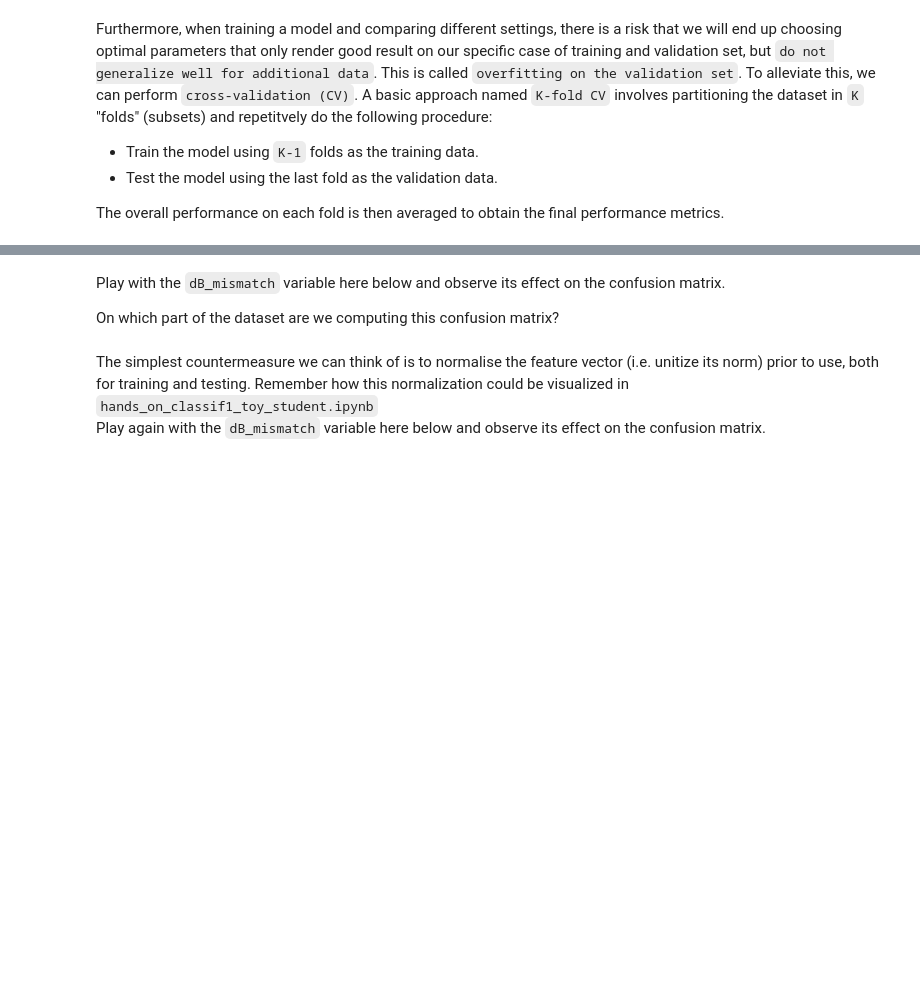
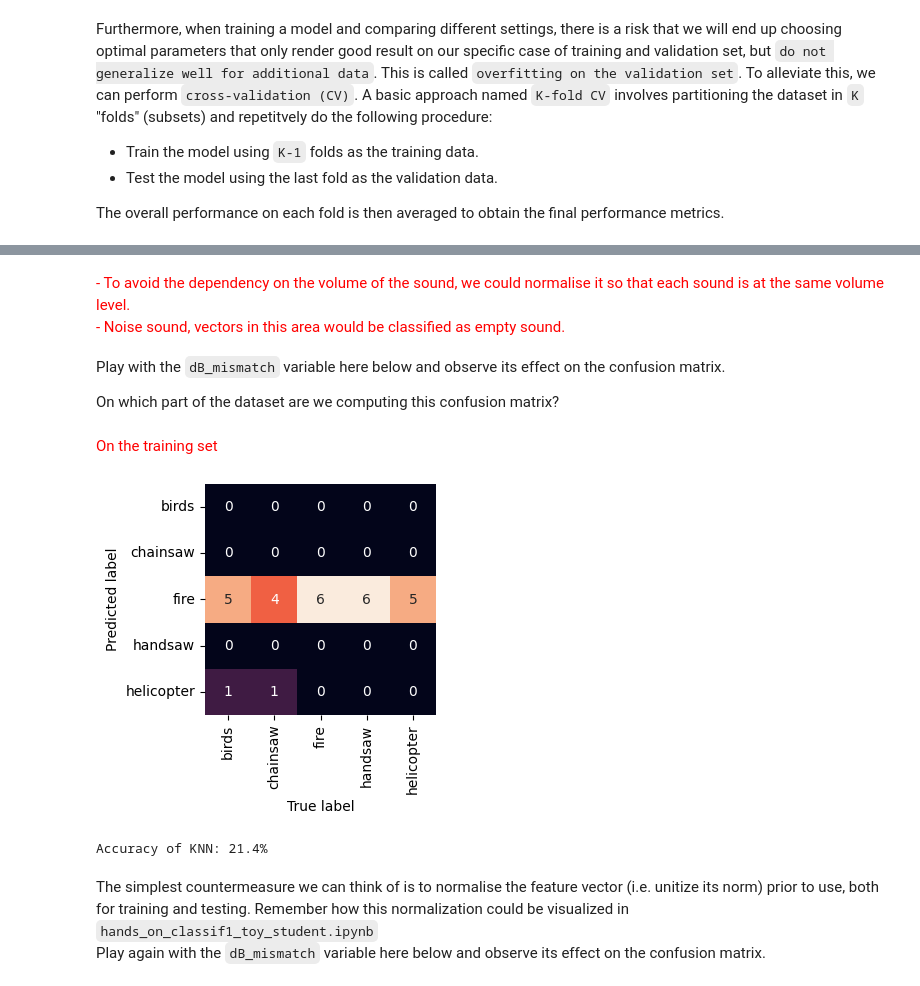
Before and after one commit to jucodavid/LELEC210X, a Jupyter notebook: classification/h5a2_audio.ipynb, the cells around one changed output, grey strips where cells are left out. Cells and saved outputs as stored; diff of their text form; code cells hidden in the pictures; blank space fills up the shorter version.

```diff
--- a/classification/h5a2_audio.ipynb
+++ b/classification/h5a2_audio.ipynb
@@ -270,18 +270,28 @@ Below, we illustrate the link between the volume of the audio and its distance t
+# %% [markdown]
+<span style="color:red">
+- To avoid the dependency on the volume of the sound, we could normalise it so that each sound is at the same volume level. <br />
+- Noise sound, vectors in this area would be classified as empty sound.
 # %% [markdown]
 Play with the ``dB_mismatch`` variable here below and observe its effect on the confusion matrix.
 
 On which part of the dataset are we computing this confusion matrix?
+# %% [markdown]
+<span style="color:red">
+On the training set
 # %%
 ### TO RUN
-dB_mismatch = 0  # Play with this value
+dB_mismatch = 10  # Play with this value
 X_val_scaled = X_train[idx_val] * 10 ** (-dB_mismatch / 20)
 
 model_knn = KNeighborsClassifier(n_neighbors=10)
 model_knn.fit(X_train[idx_learn], y_train[idx_learn])
 prediction_knn = model_knn.predict(X_val_scaled)
 show_confusion_matrix(prediction_knn, y_train[idx_val], classnames)
 accuracy_knn = accuracy(prediction_knn, y_train[idx_val])
 print(f"Accuracy of KNN: {100 * accuracy_knn:.1f}%")
+# %% [output]
+[figure, added]
+Accuracy of KNN: 21.4%
 # %% [markdown]
 The simplest countermeasure we can think of is to normalise the feature vector (i.e. unitize its norm) prior to use, both for training and testing. Remember how this normalization could be visualized in ``hands_on_classif1_toy_student.ipynb`` <br>
 Play again with the ``dB_mismatch`` variable here below and observe its effect on the confusion matrix.
```
Also changed, not shown: parts of 17 cells of this notebook.
